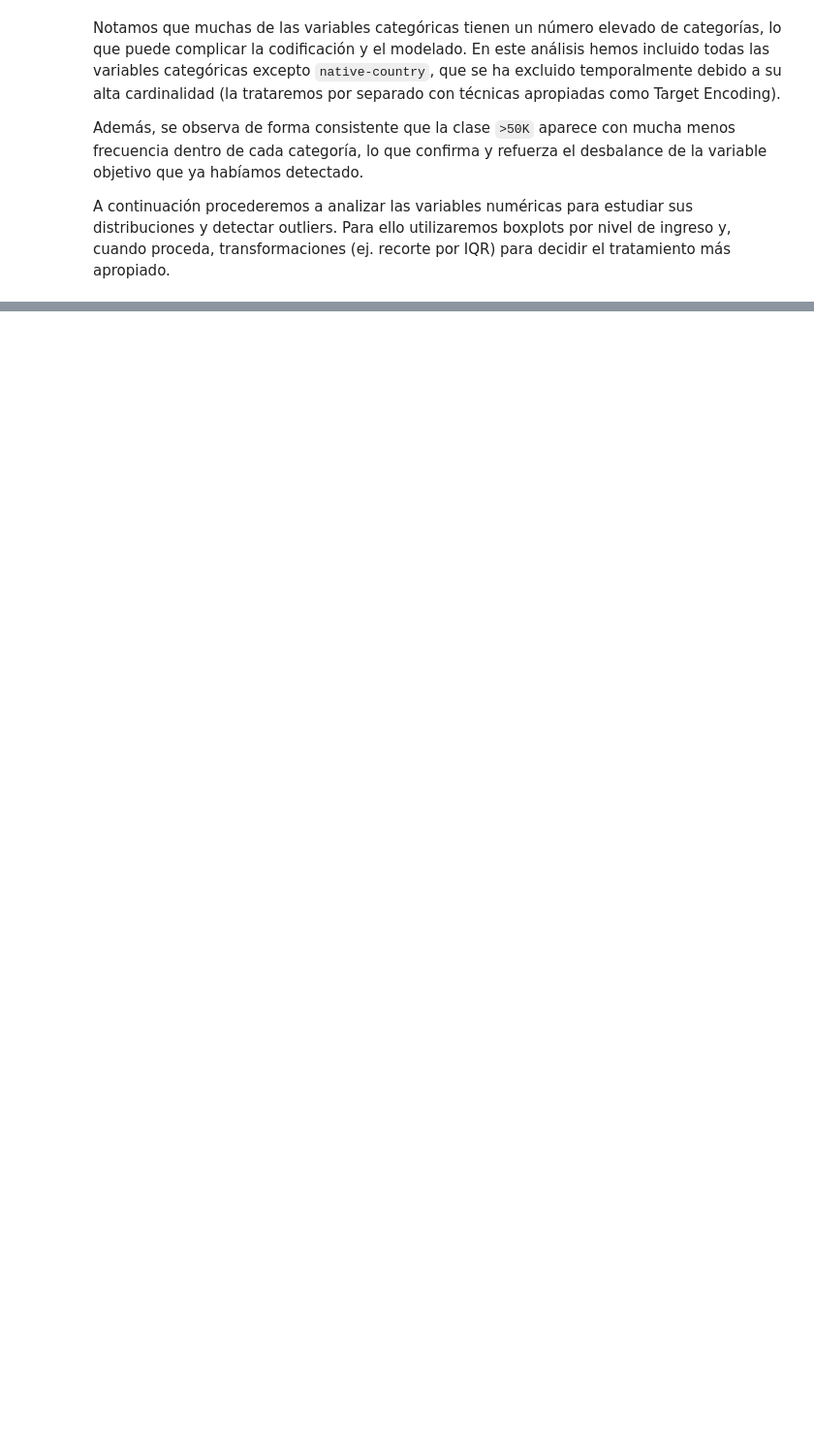
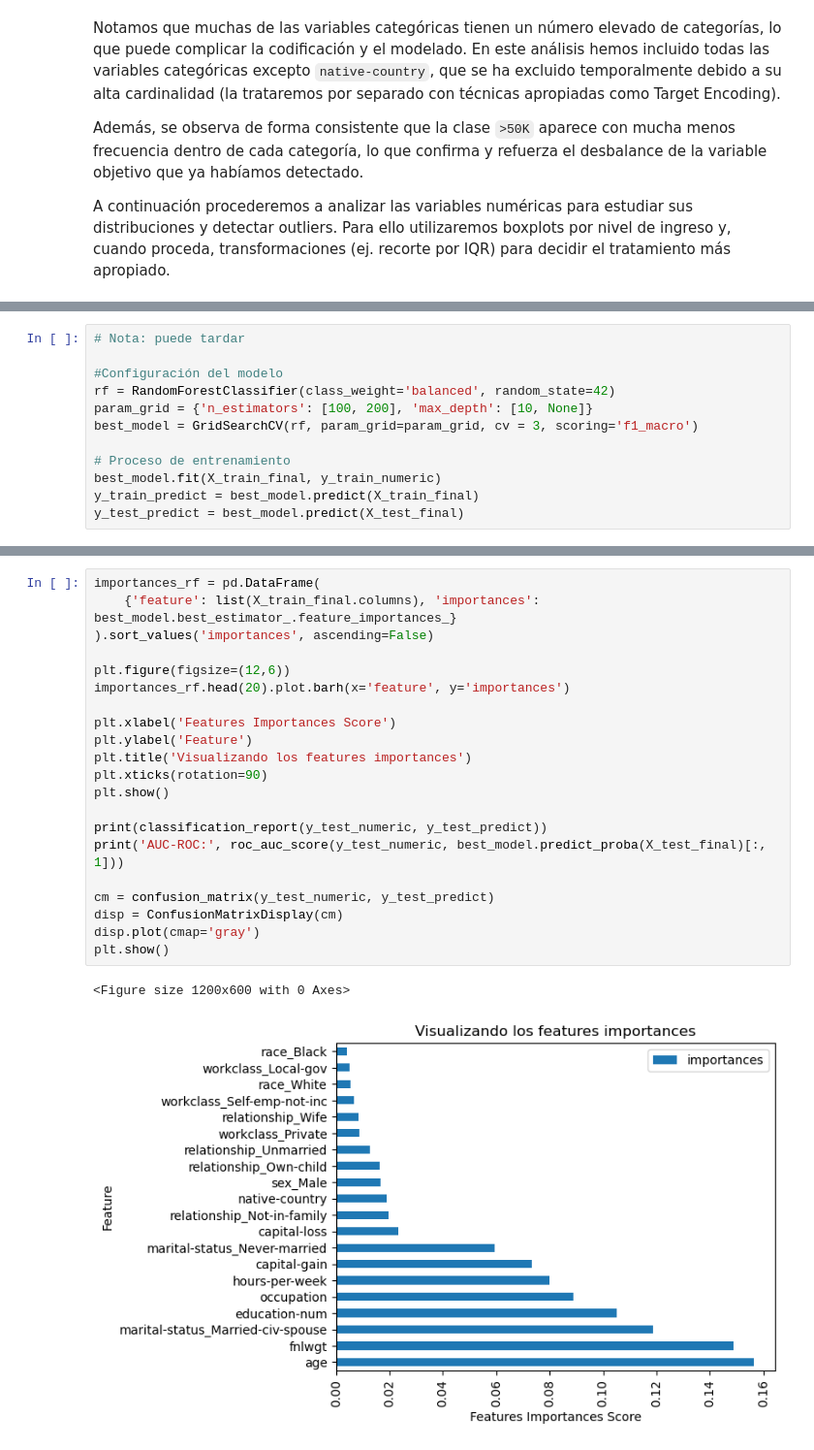
Before and after one commit to AlejandroSegura24/adult-income-classification, a Jupyter notebook: Notebooks/adult income rf model.ipynb, the cells around one changed output, grey strips where cells are left out. Shown: that part at 97% size. Cells and saved outputs as stored; diff of their text form; blank space fills up the shorter version.

Commit message:
Finalizacion del Notebook y creacion del README

```diff
--- a/Notebooks/adult income rf model.ipynb
+++ b/Notebooks/adult income rf model.ipynb
@@ -248,0 +354,12 @@ A continuación procederemos a analizar las variables numéricas para estudiar s
+# %%
+# Nota: puede tardar
+
+#Configuración del modelo
+rf = RandomForestClassifier(class_weight='balanced', random_state=42)
+param_grid = {'n_estimators': [100, 200], 'max_depth': [10, None]}
+best_model = GridSearchCV(rf, param_grid=param_grid, cv = 3, scoring='f1_macro')
+
+# Proceso de entrenamiento
+best_model.fit(X_train_final, y_train_numeric)
+y_train_predict = best_model.predict(X_train_final)
+y_test_predict = best_model.predict(X_test_final)
@@ -248,0 +396,24 @@ A continuación procederemos a analizar las variables numéricas para estudiar s
+# %%
+importances_rf = pd.DataFrame(
+    {'feature': list(X_train_final.columns), 'importances': best_model.best_estimator_.feature_importances_}
+).sort_values('importances', ascending=False)
+
+plt.figure(figsize=(12,6))
+importances_rf.head(20).plot.barh(x='feature', y='importances')
+
+plt.xlabel('Features Importances Score')
+plt.ylabel('Feature')
+plt.title('Visualizando los features importances')
+plt.xticks(rotation=90)
+plt.show()
+
+print(classification_report(y_test_numeric, y_test_predict))
+print('AUC-ROC:', roc_auc_score(y_test_numeric, best_model.predict_proba(X_test_final)[:, 1]))
+
+cm = confusion_matrix(y_test_numeric, y_test_predict)
+disp = ConfusionMatrixDisplay(cm)
+disp.plot(cmap='gray')
+plt.show()
+# %% [output]
+<Figure size 1200x600 with 0 Axes>
+[figure, added]
```
Also changed, not shown: parts of 15 cells of this notebook, 1 other file.
